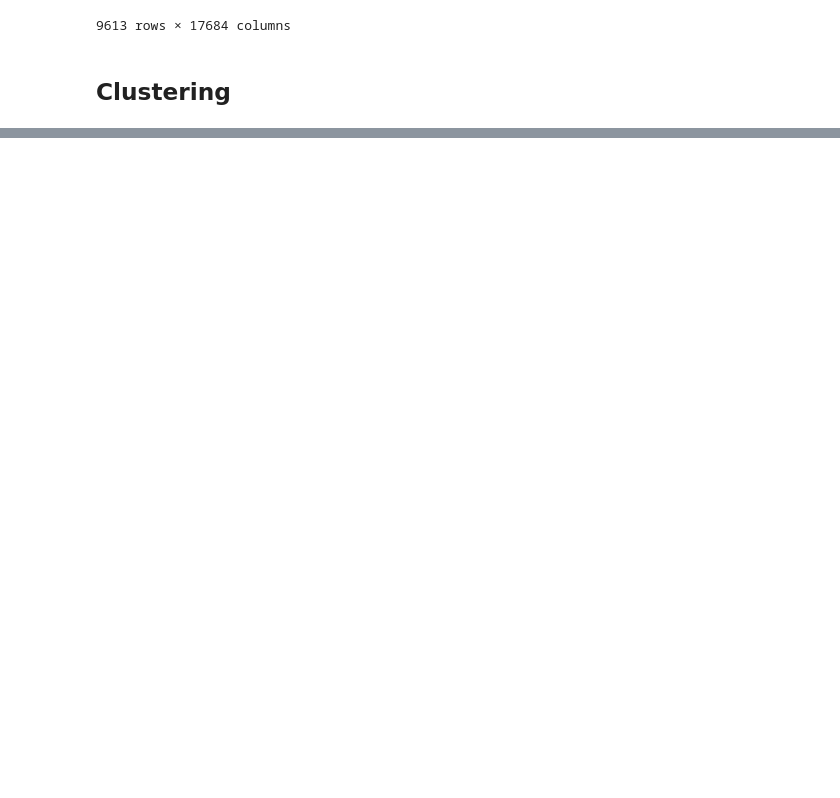
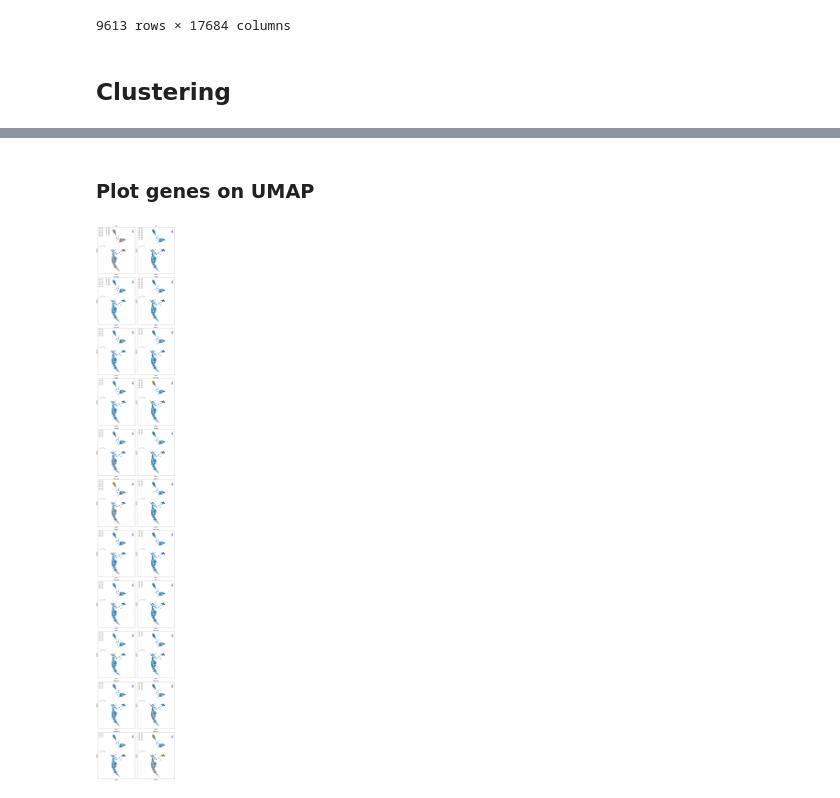
Before and after one commit to SBurwash/CRCHUM, a Jupyter notebook: Python_project/main.ipynb, the cells around one changed output, grey strips where cells are left out. Drawn from its saved outputs; the diff is of its cells as text; code cells hidden in the pictures; blank space fills up the shorter version.

```diff
--- a/Python_project/main.ipynb
+++ b/Python_project/main.ipynb
@@ -207,3 +485,5 @@ metadata
+# %%
+gene_markers = load_gene_markers("../data/gene_bank/PanglaoDB_markers_27_Mar_2020.tsv", "\t")
 # %% [markdown]
 ## Reduce dimensions
 # %%
@@ -370,0 +578,13 @@ fig.tight_layout()
+# %%
+choroid_genes = get_cell_type_markers(gene_markers, "Choroid plexus cells")
+ependymal_genes = get_cell_type_markers(gene_markers, "Ependymal cells")
+# %% [markdown]
+### Plot genes on UMAP
+# %%
+plot_gene_markers(data=data,
+                  reduced_data=data_umap,
+                  gene_markers=choroid_genes,
+                  reduced_data_method="UMAP",
+                  figsize=(14,98))
+# %% [output]
+[figure, added]
```
Also changed, not shown: parts of 76 cells of this notebook, 40 other files.
